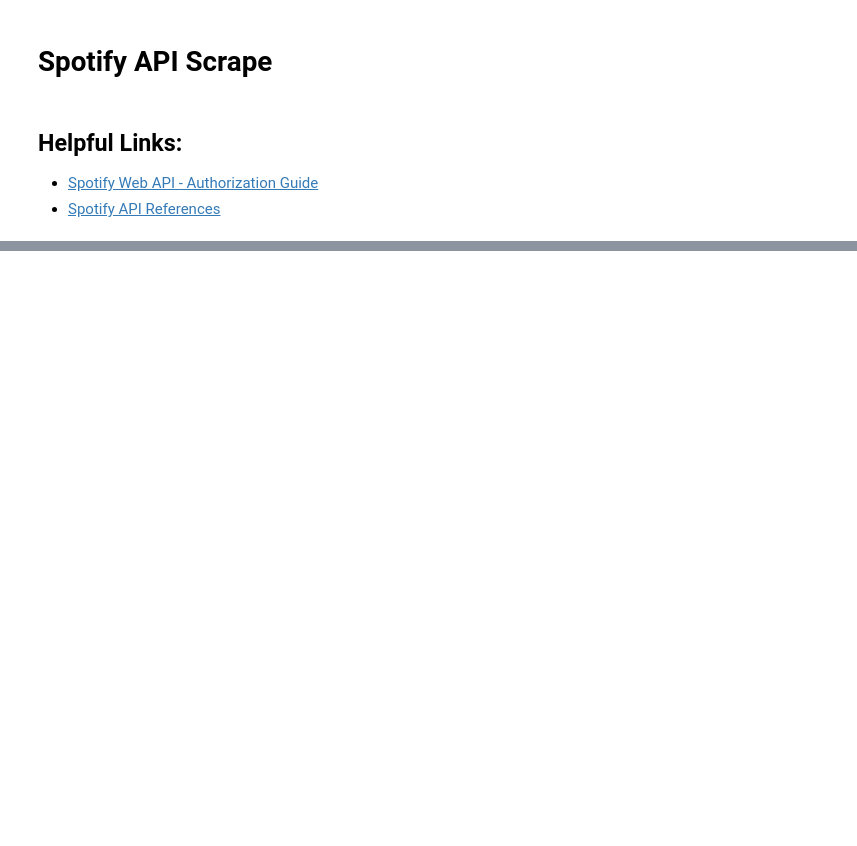
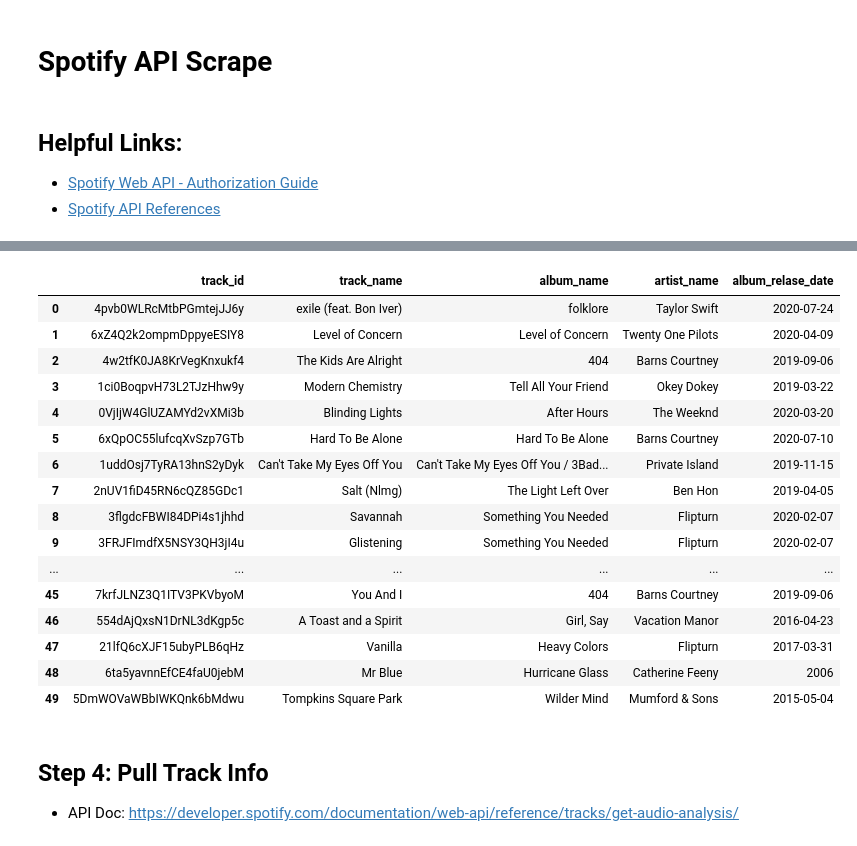
Before and after one commit to DrakeData/Spotify_Data, a Jupyter notebook: Spotify_Data_Scrape.ipynb, the cells around one changed output, grey strips where cells are left out. Drawn from its saved outputs; the diff is of its cells as text; code cells hidden in the pictures; blank space fills up the shorter version.

Commit message:
feat: pulls top 50 most played songs for the last 6 months

```diff
--- a/Spotify_Data_Scrape.ipynb
+++ b/Spotify_Data_Scrape.ipynb
@@ -129,0 +137,14 @@ r.json()
+# %%
+base_url = 'https://api.spotify.com/v1/me/top/tracks?'
+#track_id = '6y0igZArWVi6Iz0rj35c1Y'
+
+#2. Authentication
+#3. Parameters -- would be stored with authentication
+headers = {
+    "Authorization": f"Bearer {auth_token}"
+}
+
+#4. Create an empty list
+top_track_data = [] #would be good explore how to capture data at different points in time
+r = requests.get(base_url+"time_range=medium_term"+"&&limit=50", headers=headers)
+top_track_data.append(json.loads(r.text))
@@ -129,0 +171,44 @@ r.json()
+# %%
+track_idss = []
+album_namess = []
+album_relase_datess = []
+artist_namess = []
+track_namess = []
+
+for i in range(len(top_track_data[0]['items'])):
+    track_idss.append(top_track_data[0]['items'][i]['id']) # Track ID
+    album_namess.append(top_track_data[0]['items'][i]['album']['name']) # Album Name
+    album_relase_datess.append(top_track_data[0]['items'][i]['album']['release_date'])
+    artist_namess.append(top_track_data[0]['items'][i]['album']['artists'][0]['name']) # Artist Name
+    track_namess.append(top_track_data[0]['items'][i]['name']) # Track Name
+# %%
+list_dic2={'track_id':track_idss,
+           'track_name':track_namess,
+           'album_name':album_namess,
+           'artist_name':artist_namess,
+           'album_relase_date':album_relase_datess,
+    }
+# %%
+df2=pd.DataFrame(list_dic2)
+df2
+# %% [output]
+|  | track_id | track_name | album_name | artist_name | album_relase_date |
+| 0 | 4pvb0WLRcMtbPGmtejJJ6y | exile (feat. Bon Iver) | folklore | Taylor Swift | 2020-07-24 |
+| 1 | 6xZ4Q2k2ompmDppyeESIY8 | Level of Concern | Level of Concern | Twenty One Pilots | 2020-04-09 |
+| 2 | 4w2tfK0JA8KrVegKnxukf4 | The Kids Are Alright | 404 | Barns Courtney | 2019-09-06 |
+| 3 | 1ci0BoqpvH73L2TJzHhw9y | Modern Chemistry | Tell All Your Friend | Okey Dokey | 2019-03-22 |
+| 4 | 0VjIjW4GlUZAMYd2vXMi3b | Blinding Lights | After Hours | The Weeknd | 2020-03-20 |
+| 5 | 6xQpOC55lufcqXvSzp7GTb | Hard To Be Alone | Hard To Be Alone | Barns Courtney | 2020-07-10 |
+| 6 | 1uddOsj7TyRA13hnS2yDyk | Can't Take My Eyes Off You | Can't Take My Eyes Off You / 3Bad... | Private Island | 2019-11-15 |
+| 7 | 2nUV1fiD45RN6cQZ85GDc1 | Salt (Nlmg) | The Light Left Over | Ben Hon | 2019-04-05 |
+| 8 | 3flgdcFBWI84DPi4s1jhhd | Savannah | Something You Needed | Flipturn | 2020-02-07 |
+| 9 | 3FRJFImdfX5NSY3QH3jI4u | Glistening | Something You Needed | Flipturn | 2020-02-07 |
+| ... | ... | ... | ... | ... | ... |
+| 45 | 7krfJLNZ3Q1ITV3PKVbyoM | You And I | 404 | Barns Courtney | 2019-09-06 |
+| 46 | 554dAjQxsN1DrNL3dKgp5c | A Toast and a Spirit | Girl, Say | Vacation Manor | 2016-04-23 |
+| 47 | 21lfQ6cXJF15ubyPLB6qHz | Vanilla | Heavy Colors | Flipturn | 2017-03-31 |
+| 48 | 6ta5yavnnEfCE4faU0jebM | Mr Blue | Hurricane Glass | Catherine Feeny | 2006 |
+| 49 | 5DmWOVaWBbIWKQnk6bMdwu | Tompkins Square Park | Wilder Mind | Mumford & Sons | 2015-05-04 |
+# %% [markdown]
+## Step 4: Pull Track Info
+- API Doc: https://developer.spotify.com/documentation/web-api/reference/tracks/get-audio-analysis/
```
Also changed, not shown: parts of 37 cells of this notebook, 1 other file.
